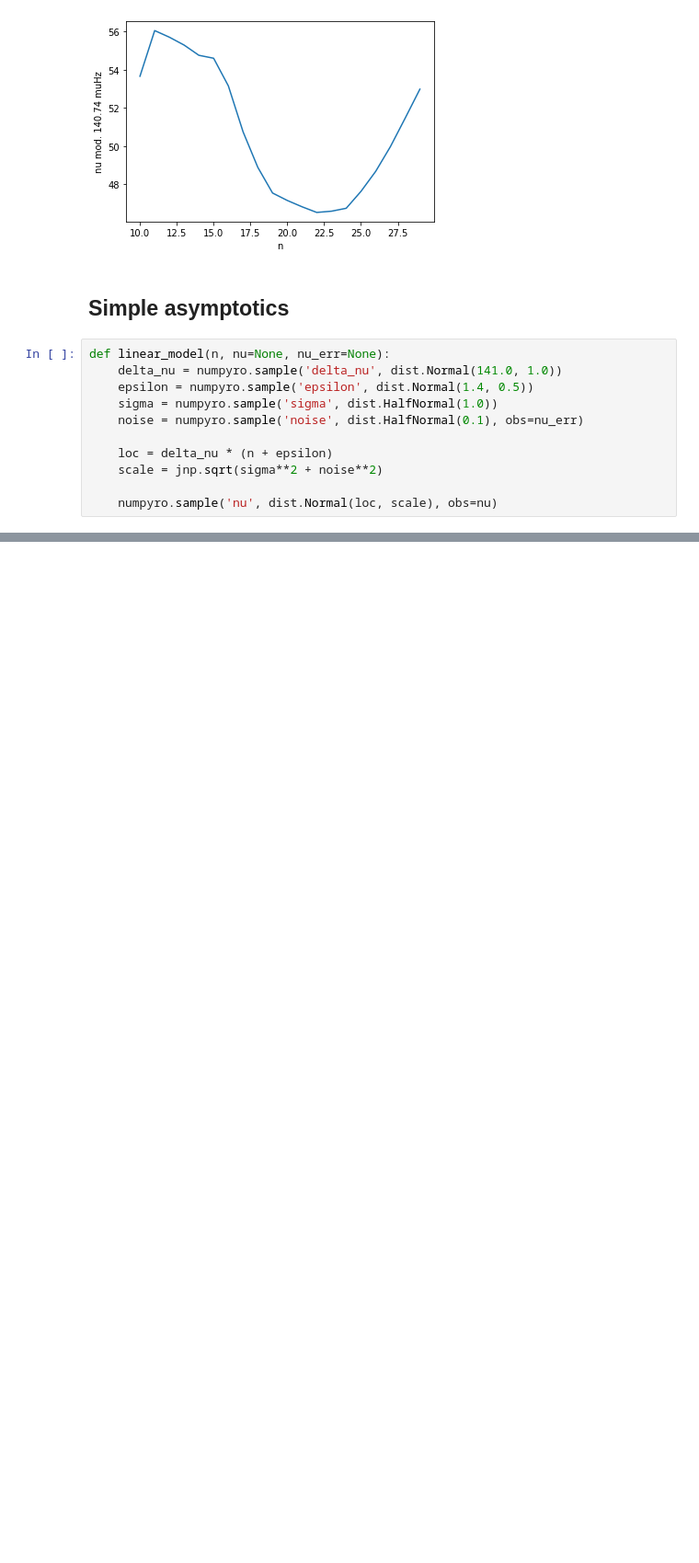
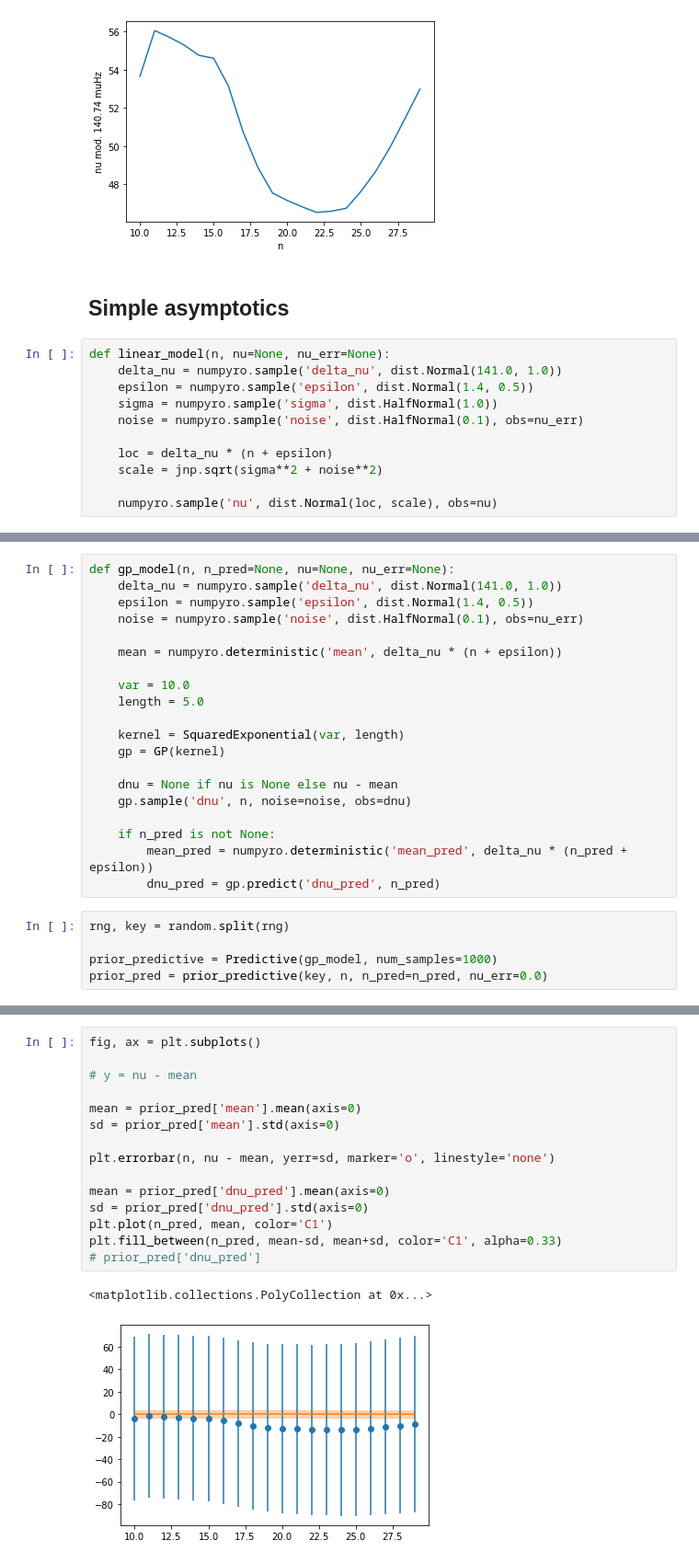
Before and after one commit to alexlyttle/asterion, a Jupyter notebook: notebook/gp_glitch.ipynb, the cells around one changed output, grey strips where cells are left out. Shown at 92% size. Saved outputs shown, nothing was run; the diff lists cells and outputs as text; blank space fills up the shorter version.

```diff
--- a/notebook/gp_glitch.ipynb
+++ b/notebook/gp_glitch.ipynb
@@ -102,0 +177,25 @@ n_[re.shape
+# %%
+def gp_model(n, n_pred=None, nu=None, nu_err=None):
+    delta_nu = numpyro.sample('delta_nu', dist.Normal(141.0, 1.0))
+    epsilon = numpyro.sample('epsilon', dist.Normal(1.4, 0.5))
+    noise = numpyro.sample('noise', dist.HalfNormal(0.1), obs=nu_err)
+
+    mean = numpyro.deterministic('mean', delta_nu * (n + epsilon))
+
+    var = 10.0
+    length = 5.0
+
+    kernel = SquaredExponential(var, length)
+    gp = GP(kernel)
+
+    dnu = None if nu is None else nu - mean
+    gp.sample('dnu', n, noise=noise, obs=dnu)
+
+    if n_pred is not None:
+        mean_pred = numpyro.deterministic('mean_pred', delta_nu * (n_pred + epsilon))
+        dnu_pred = gp.predict('dnu_pred', n_pred)
+# %%
+rng, key = random.split(rng)
+
+prior_predictive = Predictive(gp_model, num_samples=1000)
+prior_pred = prior_predictive(key, n, n_pred=n_pred, nu_err=0.0)
@@ -102,0 +206,18 @@ n_[re.shape
+# %%
+fig, ax = plt.subplots()
+
+# y = nu - mean
+
+mean = prior_pred['mean'].mean(axis=0)
+sd = prior_pred['mean'].std(axis=0)
+
+plt.errorbar(n, nu - mean, yerr=sd, marker='o', linestyle='none')
+
+mean = prior_pred['dnu_pred'].mean(axis=0)
+sd = prior_pred['dnu_pred'].std(axis=0)
+plt.plot(n_pred, mean, color='C1')
+plt.fill_between(n_pred, mean-sd, mean+sd, color='C1', alpha=0.33)
+# prior_pred['dnu_pred']
+# %% [output]
+<matplotlib.collections.PolyCollection at 0x...>
+[figure, added]
```
Also changed, not shown: parts of 26 cells of this notebook.
